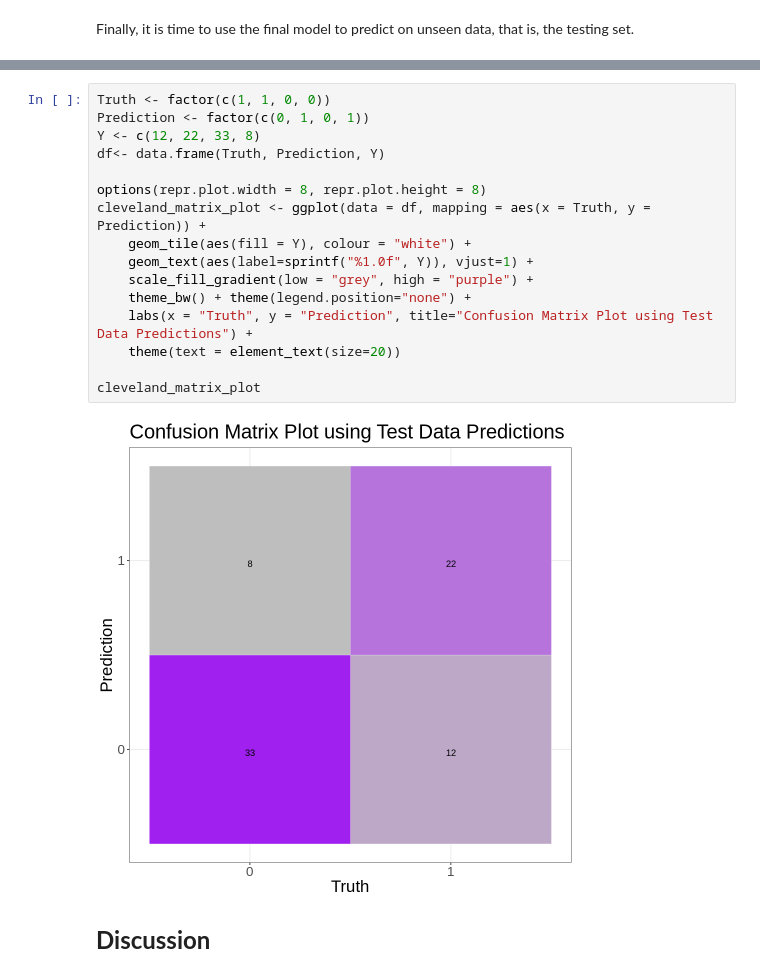
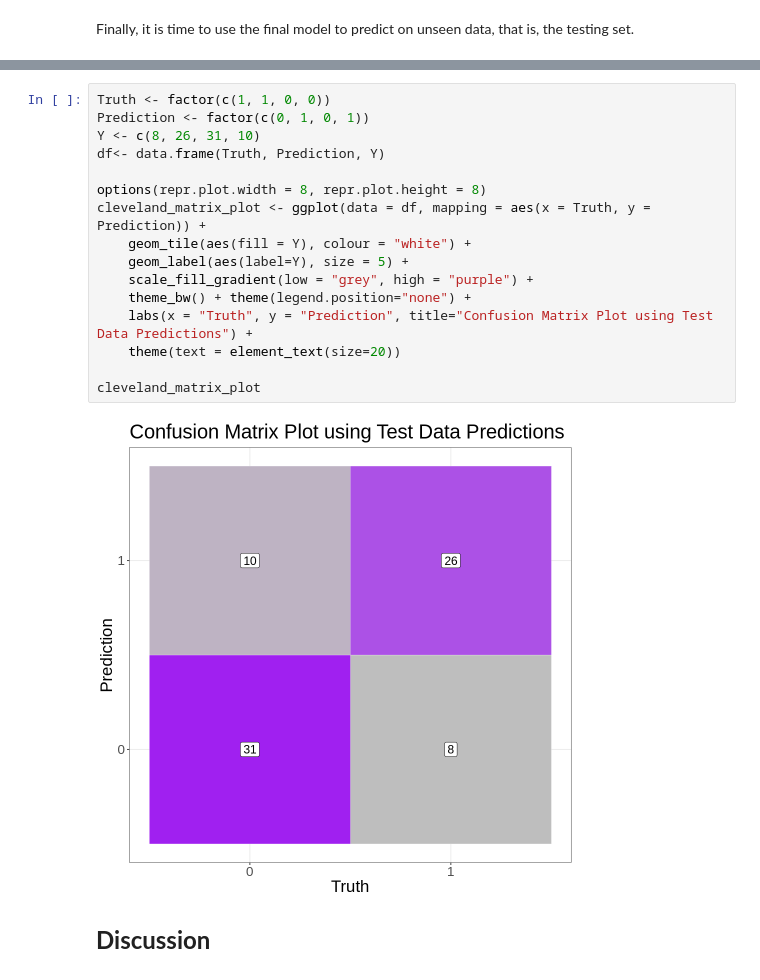
Before and after one commit to HannahDKM/Final_Project, a Jupyter notebook: Final_Project.ipynb, the cells around one changed output, grey strips where cells are left out. Saved outputs shown, nothing was run; the diff lists cells and outputs as text.

```diff
--- a/Final_Project.ipynb
+++ b/Final_Project.ipynb
@@ -432,21 +443,21 @@ Prediction  0  1
 # %%
 Truth <- factor(c(1, 1, 0, 0))
 Prediction <- factor(c(0, 1, 0, 1))
-Y <- c(12, 22, 33, 8)
+Y <- c(8, 26, 31, 10)
 df<- data.frame(Truth, Prediction, Y)
 
 options(repr.plot.width = 8, repr.plot.height = 8)
 cleveland_matrix_plot <- ggplot(data = df, mapping = aes(x = Truth, y = Prediction)) +
     geom_tile(aes(fill = Y), colour = "white") +
-    geom_text(aes(label=sprintf("%1.0f", Y)), vjust=1) +
+    geom_label(aes(label=Y), size = 5) +
     scale_fill_gradient(low = "grey", high = "purple") +
     theme_bw() + theme(legend.position="none") +
     labs(x = "Truth", y = "Prediction", title="Confusion Matrix Plot using Test Data Predictions") +
     theme(text = element_text(size=20))
 
 cleveland_matrix_plot
 # %% [output]
-[figure, old version]
+[figure, new version]
 # %% [markdown]
 **<p style = "font-size:18pt; font-style:bold"> Discussion </p>**
 # %% [markdown]
```
Also changed, not shown: parts of 7 cells of this notebook.
